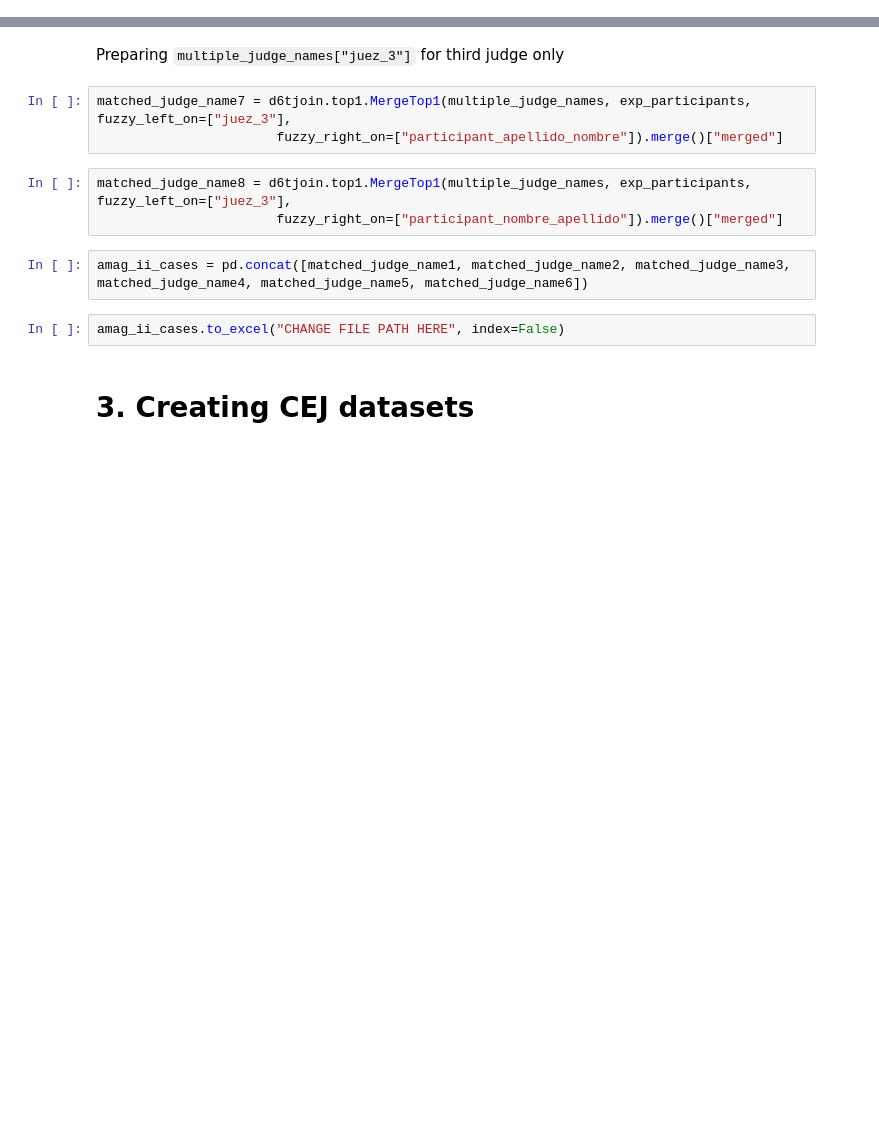
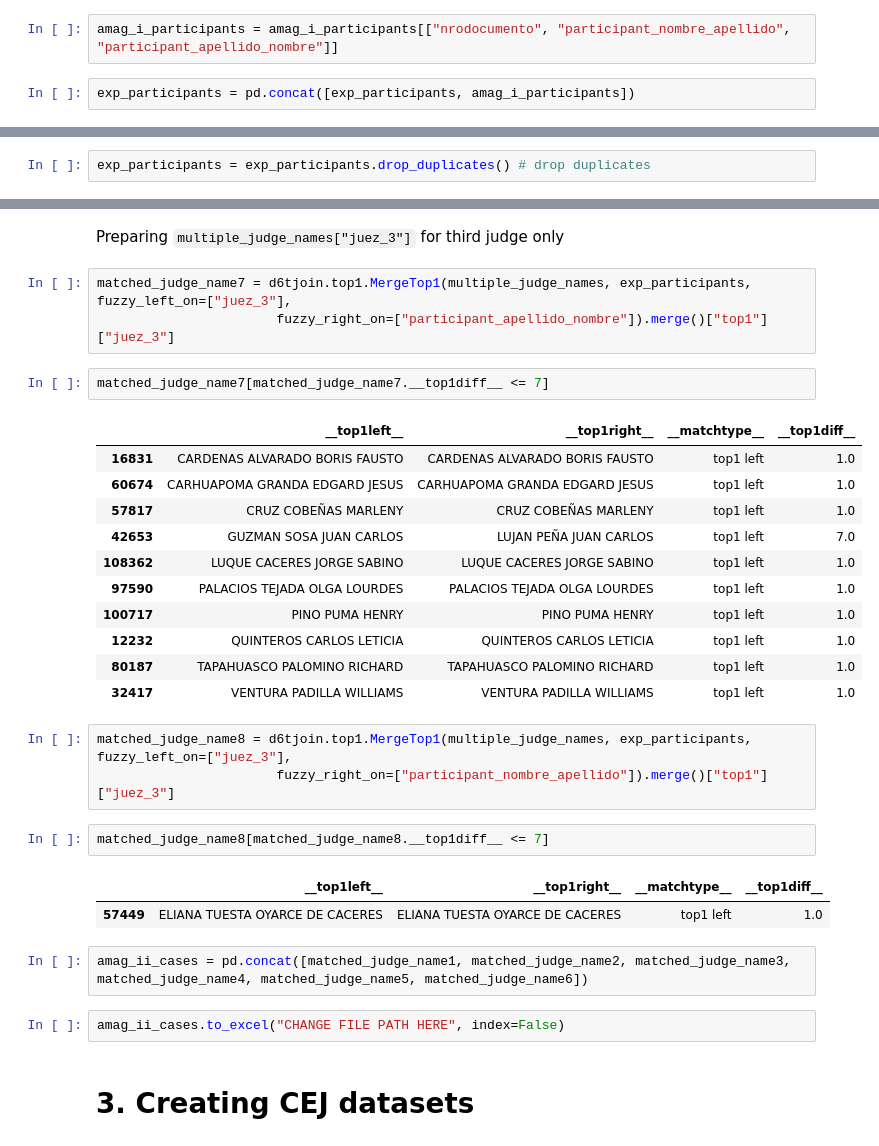
Before and after one commit to mgutierrezc/peru-amag-stats, a Jupyter notebook: case_outcomes/Case Outcomes for Amag II.ipynb, the cells around one changed output, grey strips where cells are left out. Saved outputs shown, nothing was run; the diff lists cells and outputs as text; blank space fills up the shorter version.

Commit message:
fixed fuzzy merges for amag ii

```diff
--- a/case_outcomes/Case Outcomes for Amag II.ipynb
+++ b/case_outcomes/Case Outcomes for Amag II.ipynb
@@ -151,4 +159,10 @@ exp_participants = lab_data[["nrodocumento", "participant_nombre_apellido", "par
+# %%
+amag_i_participants = amag_i_participants[["nrodocumento", "participant_nombre_apellido", "participant_apellido_nombre"]]
+# %%
+exp_participants = pd.concat([exp_participants, amag_i_participants])
 # %% [markdown]
 Exporting the list of participants
+# %%
+exp_participants = exp_participants.drop_duplicates() # drop duplicates
 # %%
 exp_participants = exp_participants.dropna() # erasing rows w/ no data
@@ -347,10 +415,29 @@ matched_judge_name6 = d6tjoin.top1.MergeTop1(multiple_judge_names, exp_participa
 Preparing `multiple_judge_names["juez_3"]` for third judge only
 # %%
 matched_judge_name7 = d6tjoin.top1.MergeTop1(multiple_judge_names, exp_participants, fuzzy_left_on=["juez_3"],
-                       fuzzy_right_on=["participant_apellido_nombre"]).merge()["merged"]
+                       fuzzy_right_on=["participant_apellido_nombre"]).merge()["top1"]["juez_3"]
+# %%
+matched_judge_name7[matched_judge_name7.__top1diff__ <= 7]
+# %% [output]
+|  | __top1left__ | __top1right__ | __matchtype__ | __top1diff__ |
+| 16831 | CARDENAS ALVARADO BORIS FAUSTO | CARDENAS ALVARADO BORIS FAUSTO | top1 left | 1.0 |
+| 60674 | CARHUAPOMA GRANDA EDGARD JESUS | CARHUAPOMA GRANDA EDGARD JESUS | top1 left | 1.0 |
+| 57817 | CRUZ COBEÑAS MARLENY | CRUZ COBEÑAS MARLENY | top1 left | 1.0 |
+| 42653 | GUZMAN SOSA JUAN CARLOS | LUJAN PEÑA JUAN CARLOS | top1 left | 7.0 |
+| 108362 | LUQUE CACERES JORGE SABINO | LUQUE CACERES JORGE SABINO | top1 left | 1.0 |
+| 97590 | PALACIOS TEJADA OLGA LOURDES | PALACIOS TEJADA OLGA LOURDES | top1 left | 1.0 |
+| 100717 | PINO PUMA HENRY | PINO PUMA HENRY | top1 left | 1.0 |
+| 12232 | QUINTEROS CARLOS LETICIA | QUINTEROS CARLOS LETICIA | top1 left | 1.0 |
+| 80187 | TAPAHUASCO PALOMINO RICHARD | TAPAHUASCO PALOMINO RICHARD | top1 left | 1.0 |
+| 32417 | VENTURA PADILLA WILLIAMS | VENTURA PADILLA WILLIAMS | top1 left | 1.0 |
 # %%
 matched_judge_name8 = d6tjoin.top1.MergeTop1(multiple_judge_names, exp_participants, fuzzy_left_on=["juez_3"],
-                       fuzzy_right_on=["participant_nombre_apellido"]).merge()["merged"]
+                       fuzzy_right_on=["participant_nombre_apellido"]).merge()["top1"]["juez_3"]
+# %%
+matched_judge_name8[matched_judge_name8.__top1diff__ <= 7]
+# %% [output]
+|  | __top1left__ | __top1right__ | __matchtype__ | __top1diff__ |
+| 57449 | ELIANA TUESTA OYARCE DE CACERES | ELIANA TUESTA OYARCE DE CACERES | top1 left | 1.0 |
 # %%
 amag_ii_cases = pd.concat([matched_judge_name1, matched_judge_name2, matched_judge_name3, matched_judge_name4, matched_judge_name5, matched_judge_name6])
 # %%
```
Also changed, not shown: parts of 46 cells of this notebook.
